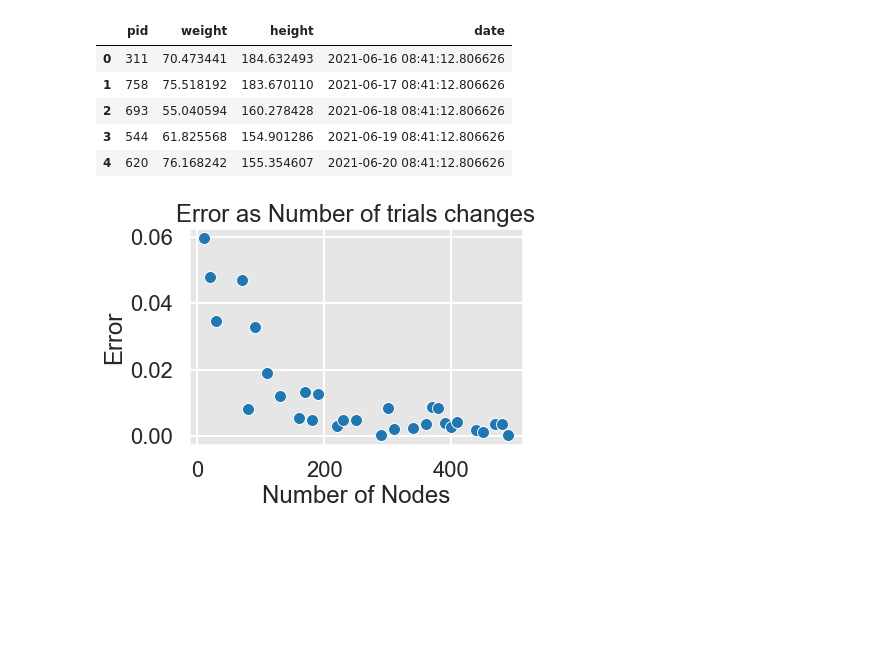
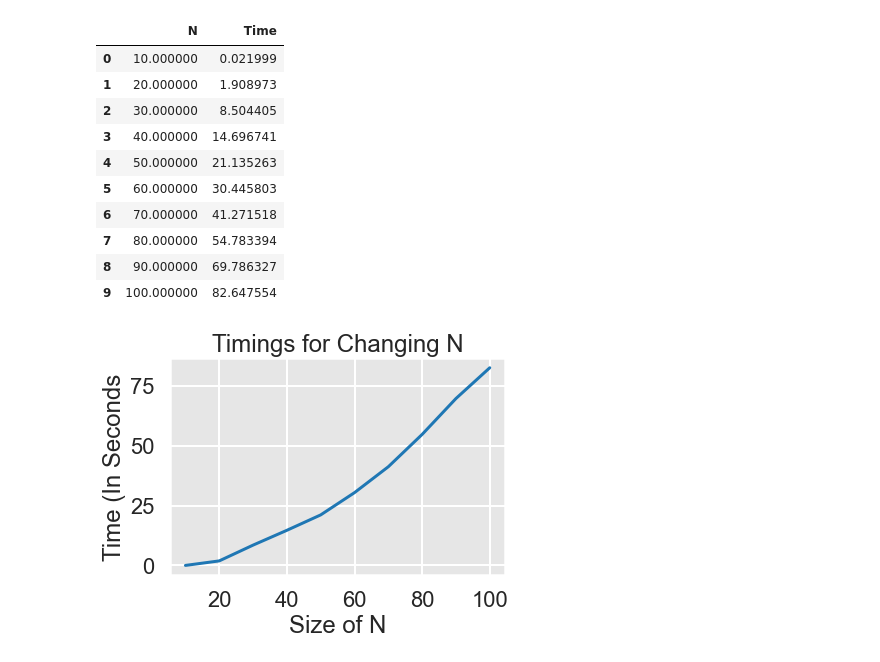
Before and after one commit to louishu17/tree_color_coding_task, a Jupyter notebook: vizualizations_jupyter.ipynb, the cells around one changed output. Saved outputs shown, nothing was run; the diff lists cells and outputs as text; code cells hidden in the pictures; blank space fills up the shorter version.

```diff
--- a/vizualizations_jupyter.ipynb
+++ b/vizualizations_jupyter.ipynb
@@ -1,20 +0,0 @@
-# %%
-from collections import OrderedDict
-import pandas as pd
-import numpy as np
-import seaborn as sns
-n = 5
-dates = pd.date_range(start='now', periods=n, freq='d')
-df = pd.DataFrame(OrderedDict(pid=np.random.randint(100, 999, n),
-                              weight=np.random.normal(70, 20, n),
-                              height=np.random.normal(170, 15, n),
-                              date=dates,
-                             ))
-df
-# %% [output]
-|  | pid | weight | height | date |
-| 0 | 311 | 70.473441 | 184.632493 | 2021-06-16 08:41:12.806626 |
-| 1 | 758 | 75.518192 | 183.670110 | 2021-06-17 08:41:12.806626 |
-| 2 | 693 | 55.040594 | 160.278428 | 2021-06-18 08:41:12.806626 |
-| 3 | 544 | 61.825568 | 154.901286 | 2021-06-19 08:41:12.806626 |
-| 4 | 620 | 76.168242 | 155.354607 | 2021-06-20 08:41:12.806626 |
@@ -25,11 +0,0 @@ changing_n_df = changing_n_df.loc[changing_n_df['err'] > 0]
-# %%
-sns.set_style("darkgrid", {"axes.facecolor": ".9"});
-sns.set_context('poster')
-n_plot = sns.scatterplot(data=changing_n_df, x="n",
-y= "err",
-).set(xlabel='Number of Nodes', ylabel = 'Error', title = "Error as Number of trials changes")
-x = changing_n_df['n']
-y = changing_n_df['err']
-#fit = np.polyfit(x, np.log(y), 1)
-# %% [output]
-[figure, removed]
@@ -35,0 +8,24 @@ y = changing_n_df['err']
+# %%
+{"tags": ["hide-input",]}
+timings = [[10, 20, 30, 40, 50, 60, 70, 80, 90, 100], [0.02199864387512207, 1.908973217010498, 8.504404783248901, 14.696740865707397, 21.135262966156006, 30.44580316543579, 41.27151799201965, 54.7833936214447, 69.78632688522339, 82.64755392074585]]
+timings = np.array(timings)
+timings_df = DataFrame(timings).transpose()
+timings_df.columns = ['N','Time']
+timings_df
+sns.set_style("darkgrid", {"axes.facecolor": ".9"});
+sns.set_context('poster')
+timings_plot = sns.lineplot(data =timings_df, x= 'N', y= 'Time').set(xlabel='Size of N', ylabel = 'Time (In Seconds', title = "Timings for Changing N")
+timings_df.style.bar(subset=["Time"], color= 'lightgreen')
+# %% [output]
+|  | N | Time |
+| 0 | 10.000000 | 0.021999 |
+| 1 | 20.000000 | 1.908973 |
+| 2 | 30.000000 | 8.504405 |
+| 3 | 40.000000 | 14.696741 |
+| 4 | 50.000000 | 21.135263 |
+| 5 | 60.000000 | 30.445803 |
+| 6 | 70.000000 | 41.271518 |
+| 7 | 80.000000 | 54.783394 |
+| 8 | 90.000000 | 69.786327 |
+| 9 | 100.000000 | 82.647554 |
+[figure, added]
```
Also changed, not shown: parts of 2 cells of this notebook, 1 other file.
